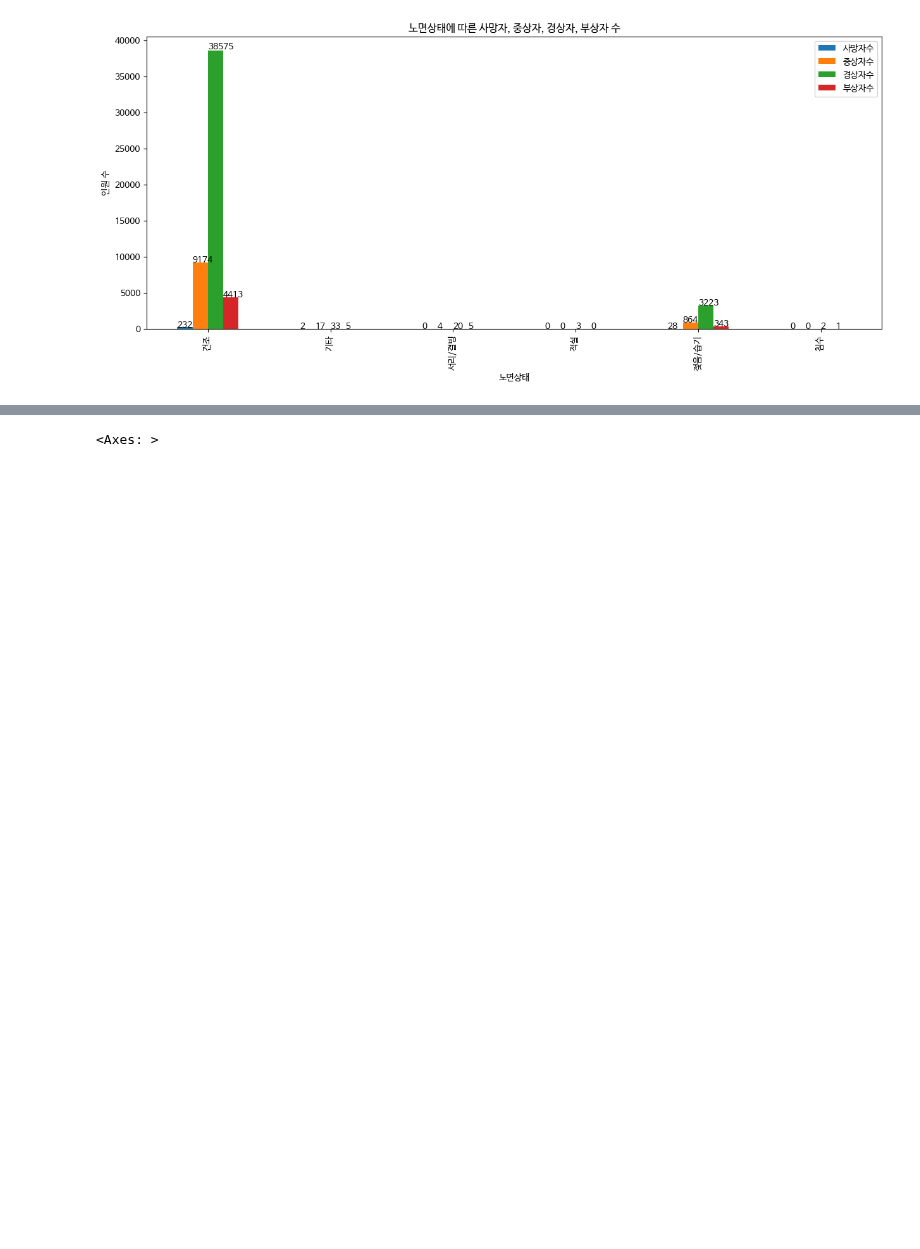
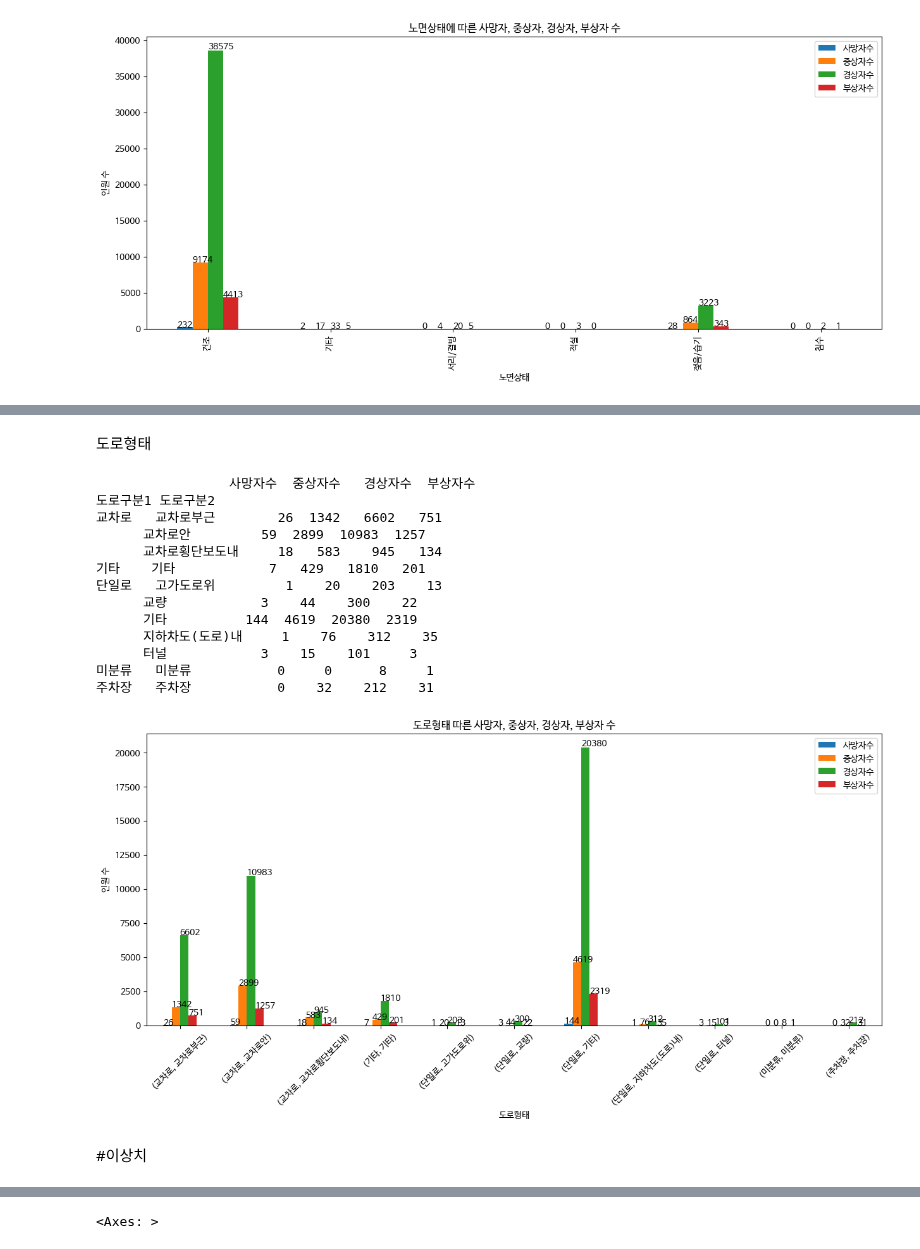
Before and after one commit to zooodung/TA-Prediction, a Jupyter notebook: Model_Train1.ipynb, the cells around one changed output, grey strips where cells are left out. Saved outputs shown, nothing was run; the diff lists cells and outputs as text; code cells hidden in the pictures; blank space fills up the shorter version.

```diff
--- a/Model_Train1.ipynb
+++ b/Model_Train1.ipynb
@@ -233,3 +238,36 @@ Length: 166, dtype: int64
+# %% [markdown]
+도로형태
+# %%
+road_type_df=daegu[['도로형태', '사망자수', '중상자수', '경상자수', '부상자수']].copy()
+road_type_df[['도로구분1', '도로구분2']] = road_type_df['도로형태'].str.split(' - ', expand=True)
+road_type_counts=road_type_df.groupby(['도로구분1','도로구분2']).sum()
+print(road_type_counts)
+fig, ax = plt.subplots(figsize=(15, 6))  # 전체 그래프의 크기 조절
+road_type_counts.plot(kind='bar',ax=ax)
+plt.xticks(rotation=45)
+plt.xlabel('도로형태')
+plt.ylabel('인원 수')
+for p in ax.patches:
+    ax.annotate(str(p.get_height()), (p.get_x(), p.get_height() * 1.005))
+plt.title('도로형태 따른 사망자, 중상자, 경상자, 부상자 수')
+plt.show()
+# %% [output]
+                 사망자수  중상자수   경상자수  부상자수
+도로구분1 도로구분2
+교차로   교차로부근        26  1342   6602   751
+      교차로안         59  2899  10983  1257
+      교차로횡단보도내     18   583    945   134
+기타    기타            7   429   1810   201
+단일로   고가도로위         1    20    203    13
+      교량            3    44    300    22
+      기타          144  4619  20380  2319
+      지하차도(도로)내     1    76    312    35
+      터널            3    15    101     3
+미분류   미분류           0     0      8     1
+주차장   주차장           0    32    212    31
+[figure, added]
+# %% [markdown]
+#이상치
 # %%
 ext_data=pd.read_csv(path+'external_open/countrywide_accident.csv')
 # %%
```
Also changed, not shown: parts of 12 cells of this notebook.
